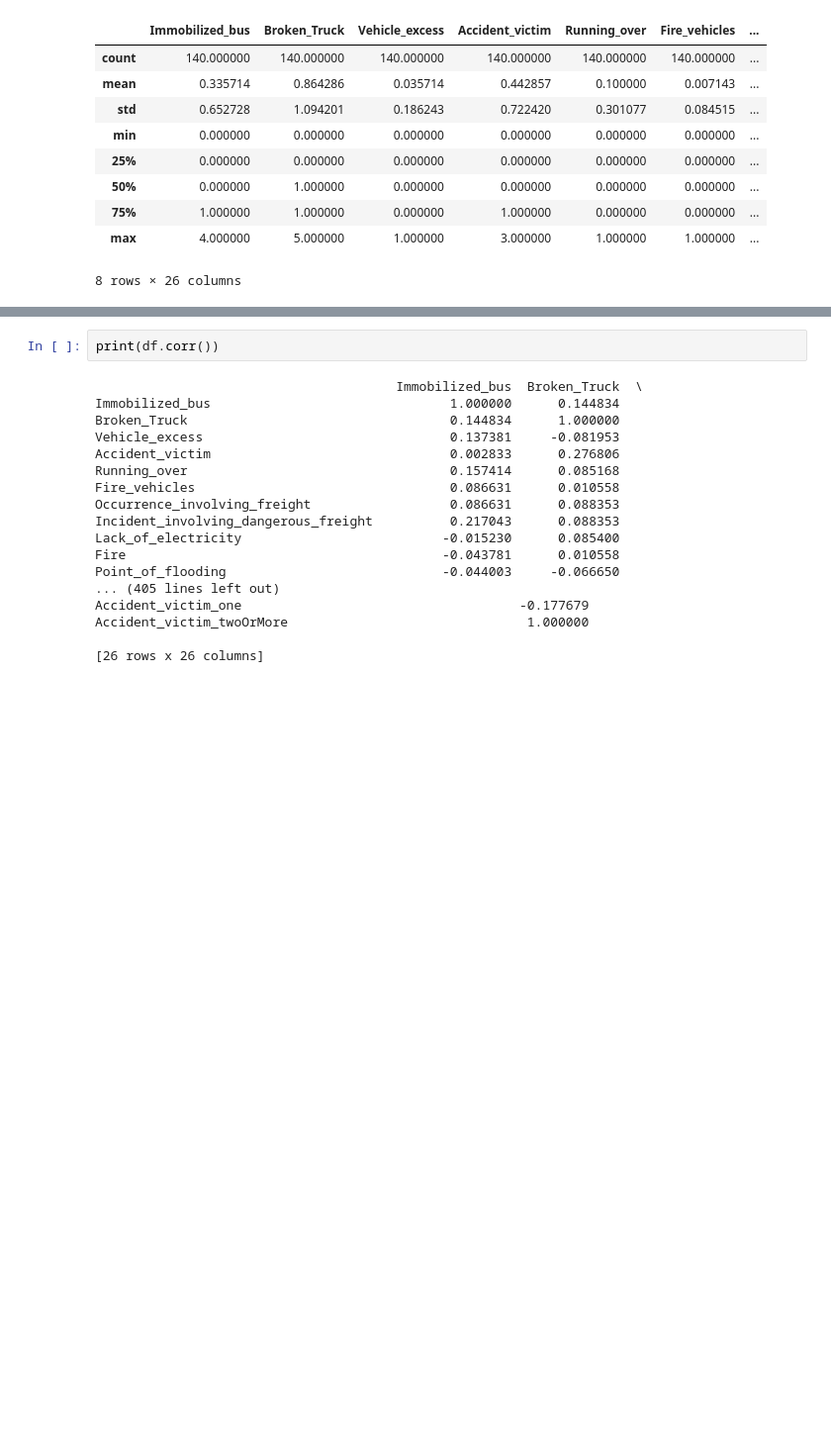
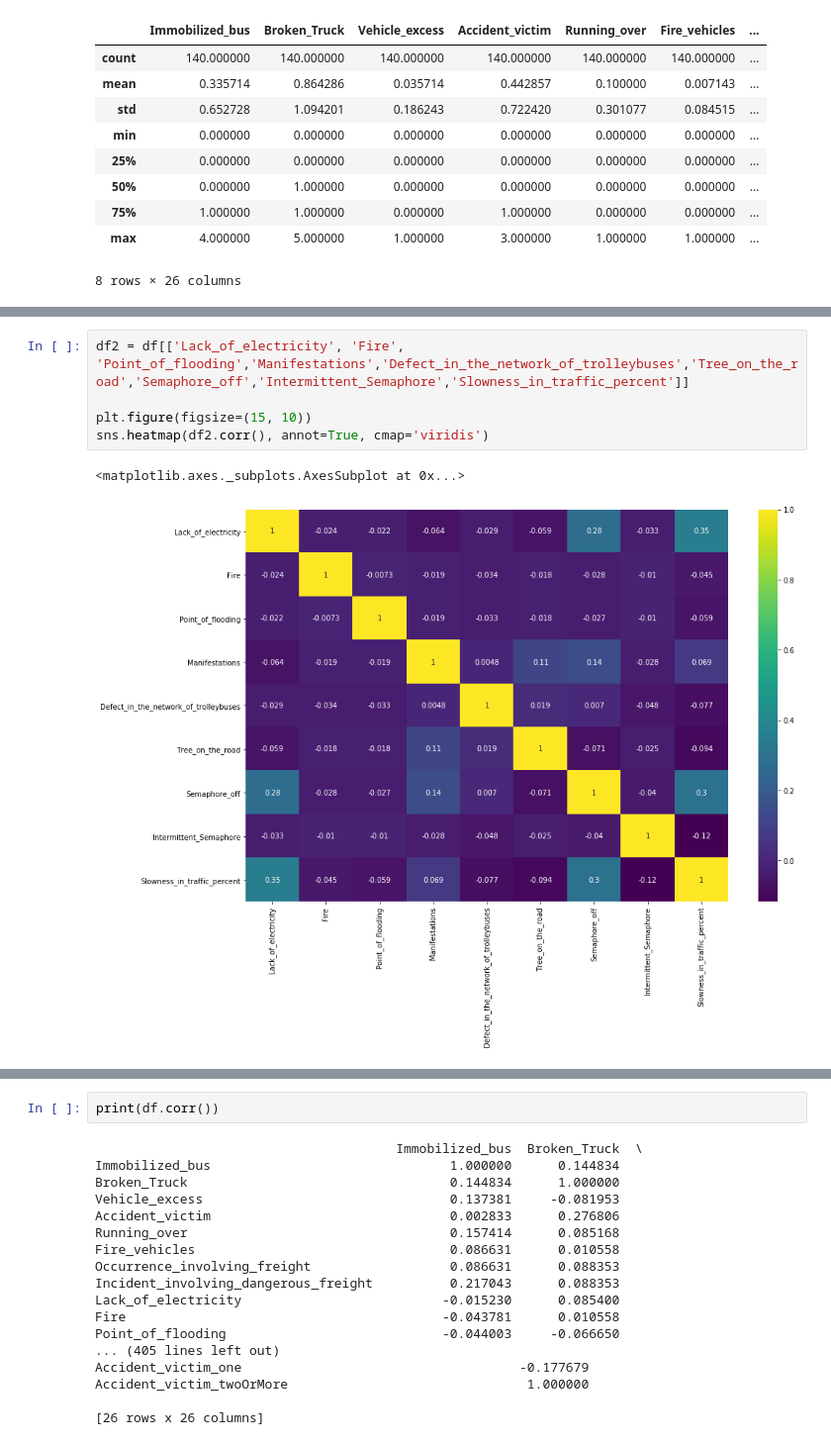
Before and after one commit to badalb/FE, a Jupyter notebook: FE-Project.ipynb, the cells around one changed output, grey strips where cells are left out. Shown: that part at 99% size. Drawn from its saved outputs; the diff is of its cells as text; blank space fills up the shorter version.

```diff
--- a/FE-Project.ipynb
+++ b/FE-Project.ipynb
@@ -635,0 +638,8 @@ sns.heatmap(df.corr(), annot=True, cmap='viridis')
+# %%
+df2 = df[['Lack_of_electricity', 'Fire', 'Point_of_flooding','Manifestations','Defect_in_the_network_of_trolleybuses','Tree_on_the_road','Semaphore_off','Intermittent_Semaphore','Slowness_in_traffic_percent']]
+
+plt.figure(figsize=(15, 10))
+sns.heatmap(df2.corr(), annot=True, cmap='viridis')
+# %% [output]
+<matplotlib.axes._subplots.AxesSubplot at 0x...>
+[figure, added]
```
Also changed, not shown: parts of 9 cells of this notebook.
